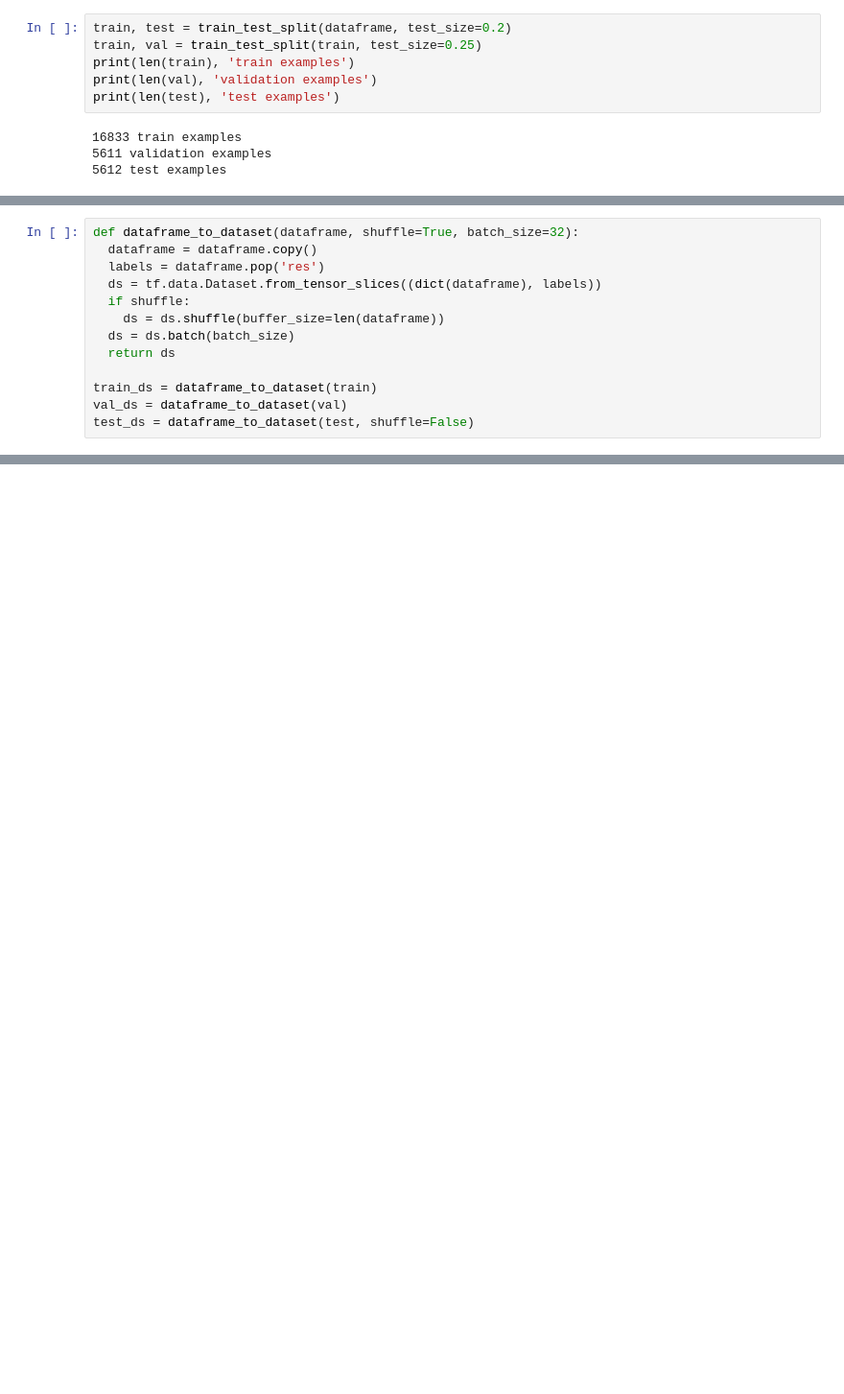
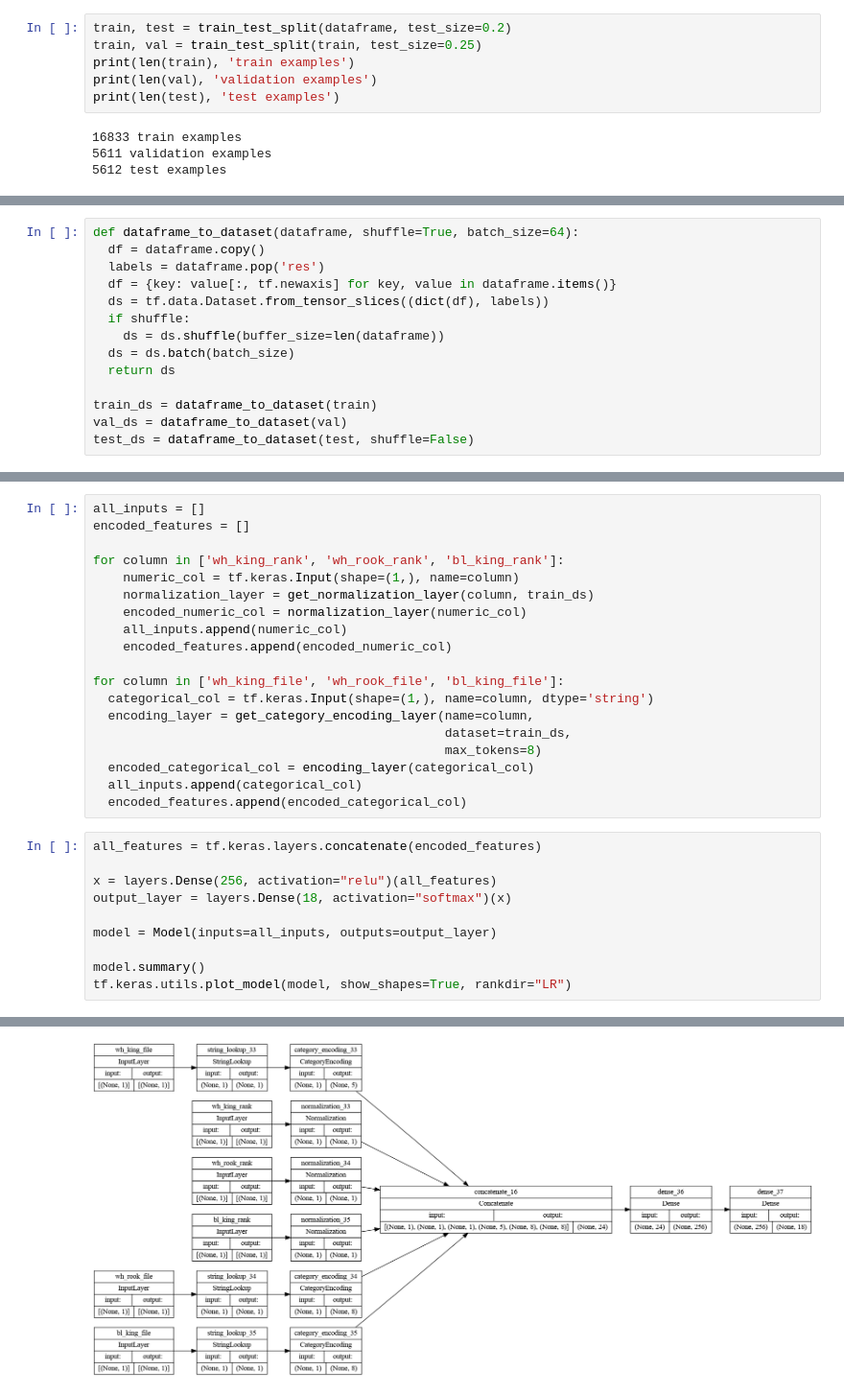
Before and after one commit to pacifi5t/neural-networks, a Jupyter notebook: lab1.ipynb, the cells around one changed output, grey strips where cells are left out. Shown: that part at 96% size. Drawn from its saved outputs; the diff is of its cells as text; blank space fills up the shorter version.

Commit message:
Implemented model using functional API

```diff
--- a/lab1.ipynb
+++ b/lab1.ipynb
@@ -93,8 +73,9 @@ feature_layer = tf.keras.layers.DenseFeatures(feature_columns)
 # %%
-def dataframe_to_dataset(dataframe, shuffle=True, batch_size=32):
-  dataframe = dataframe.copy()
+def dataframe_to_dataset(dataframe, shuffle=True, batch_size=64):
+  df = dataframe.copy()
   labels = dataframe.pop('res')
-  ds = tf.data.Dataset.from_tensor_slices((dict(dataframe), labels))
+  df = {key: value[:, tf.newaxis] for key, value in dataframe.items()}
+  ds = tf.data.Dataset.from_tensor_slices((dict(df), labels))
   if shuffle:
     ds = ds.shuffle(buffer_size=len(dataframe))
   ds = ds.batch(batch_size)
@@ -105,0 +104,30 @@ test_ds = dataframe_to_dataset(test, shuffle=False)
+# %%
+all_inputs = []
+encoded_features = []
+
+for column in ['wh_king_rank', 'wh_rook_rank', 'bl_king_rank']:
+    numeric_col = tf.keras.Input(shape=(1,), name=column)
+    normalization_layer = get_normalization_layer(column, train_ds)
+    encoded_numeric_col = normalization_layer(numeric_col)
+    all_inputs.append(numeric_col)
+    encoded_features.append(encoded_numeric_col)
+
+for column in ['wh_king_file', 'wh_rook_file', 'bl_king_file']:
+  categorical_col = tf.keras.Input(shape=(1,), name=column, dtype='string')
+  encoding_layer = get_category_encoding_layer(name=column,
+                                               dataset=train_ds,
+                                               max_tokens=8)
+  encoded_categorical_col = encoding_layer(categorical_col)
+  all_inputs.append(categorical_col)
+  encoded_features.append(encoded_categorical_col)
+# %%
+all_features = tf.keras.layers.concatenate(encoded_features)
+
+x = layers.Dense(256, activation="relu")(all_features)
+output_layer = layers.Dense(18, activation="softmax")(x)
+
+model = Model(inputs=all_inputs, outputs=output_layer)
+
+model.summary()
+tf.keras.utils.plot_model(model, show_shapes=True, rankdir="LR")
+# %% [output]
@@ -106 +151,2 @@ test_ds = dataframe_to_dataset(test, shuffle=False)
+[figure, added]
 # %%
```
Also changed, not shown: parts of 9 cells of this notebook, 1 other file.
